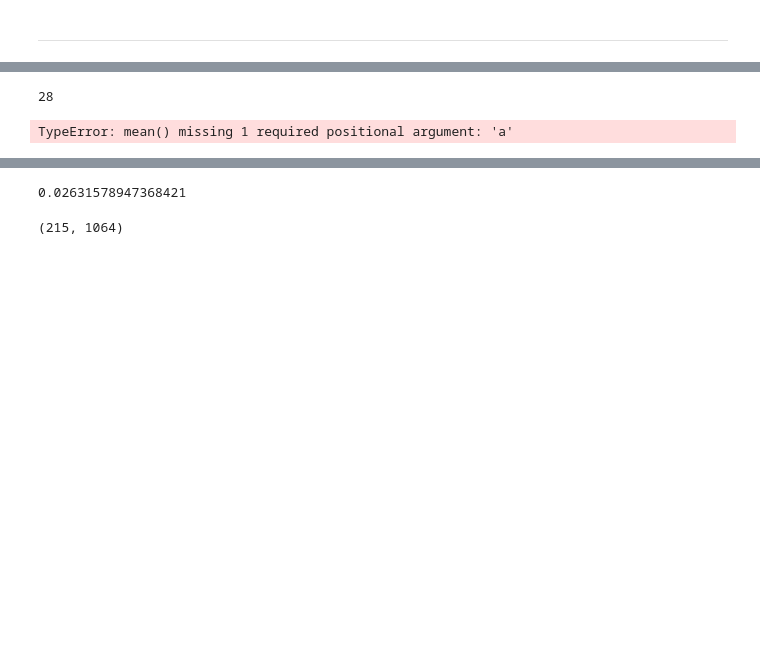
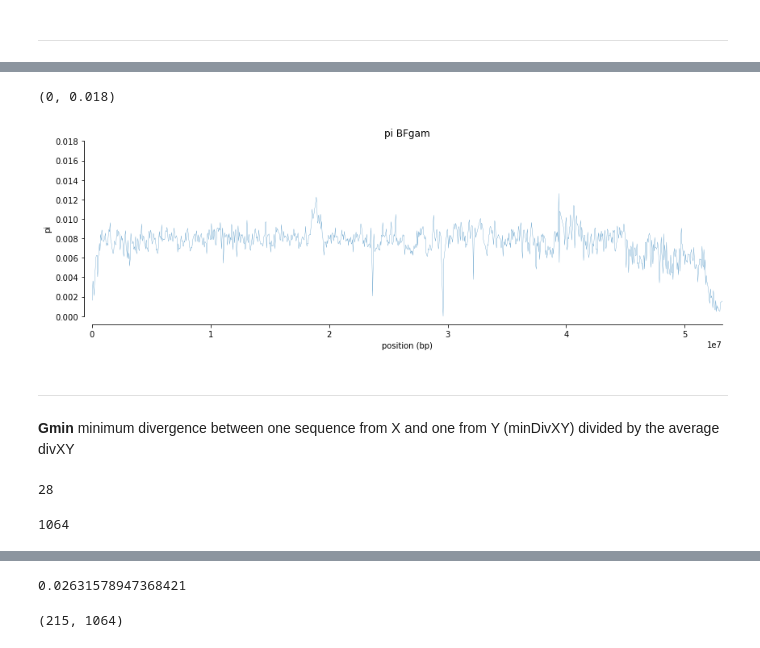
Before and after one commit to randomxsk8/notebooks, a Jupyter notebook: 08282019_dxy_BFM_BFS.ipynb, the cells around one changed output, grey strips where cells are left out. Cells and saved outputs as stored; diff of their text form; code cells hidden in the pictures; blank space fills up the shorter version.

```diff
--- a/08282019_dxy_BFM_BFS.ipynb
+++ b/08282019_dxy_BFM_BFS.ipynb
@@ -131,8 +157,29 @@ GMIN, the ratio of the minimum dXY to the average dXY
+# %%
+pi, windows, n_bases, counts = allel.windowed_diversity(pos, ac_subpops['BFcol'], size=50000, start=1, stop=pos.max(), is_accessible=is_accessible)
+# %%
+min_n_bases=1
+x = np.mean(windows[n_bases >= min_n_bases], axis=1)
+y = pi[n_bases >= min_n_bases]
+fig, ax = plt.subplots(figsize=(14, 4))
+sns.despine(ax=ax, offset=10)
+ax.plot(x, y, lw=.25)
+ax.set_xlim(0, pos.max())
+ax.set_title('pi BFgam')
+ax.set_ylabel('pi')
+ax.set_xlabel('position (bp)')
+ax.set_ylim(0,0.018)
+# %% [output]
+(0, 0.018)
+[figure, added]
+# %% [markdown]
+---------------------------------------------------
+# %% [markdown]
+<b>Gmin</b> minimum divergence between one sequence from X and one from Y (minDivXY) divided by the average divXY
 # %%
 (np.count_nonzero( dxy == 0))
 # %% [output]
 28
-# %%
-np.where(dxy == np.mean())
-# %% [output]
-TypeError: mean() missing 1 required positional argument: 'a'
+# %%
+len(dxy)
+# %% [output]
+1064
```
Also changed, not shown: parts of 18 cells of this notebook.
